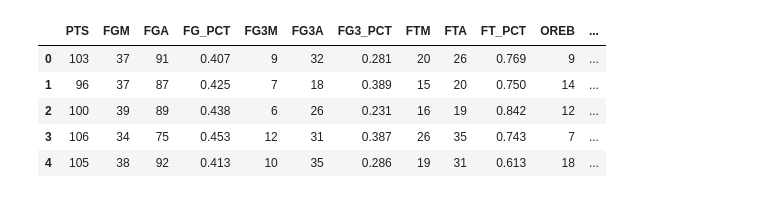
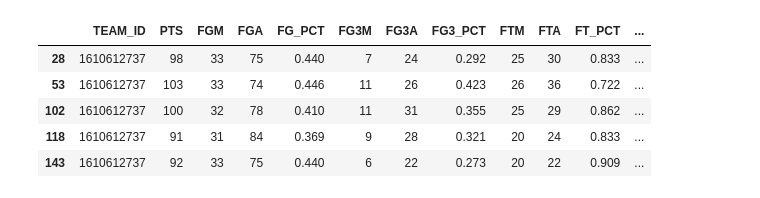
Before and after one commit to jtj60/Predicting-the-Scoring-Margin-of-NBA-Games-Using-Machine-Learning, a Jupyter notebook: code/main.ipynb, the cells around one changed output. Saved outputs shown, nothing was run; the diff lists cells and outputs as text; code cells hidden in the pictures.

Commit message:
data stuff

```diff
--- a/code/main.ipynb
+++ b/code/main.ipynb
@@ -90,3 +91,15 @@ games.head()
 | 2 | 12015 | 1610612753 | ORL | Orlando Magic | 0011500002 | 2015-10-03 | ORL vs. CHA | L | 240 | ... |
 | 3 | 12015 | 1610612766 | CHA | Charlotte Hornets | 0011500002 | 2015-10-03 | CHA @ ORL | W | 241 | ... |
 | 4 | 12015 | 1610612754 | IND | Indiana Pacers | 0011500003 | 2015-10-03 | IND vs. NOP | L | 241 | ... |
+# %%
+temp_games = pd.DataFrame()
+nba_teams = teams.get_teams()
+for team in nba_teams:
+    temp_id = team['id']
+    temp_games = temp_games.append(games[games['TEAM_ID'] == temp_id])
+
+games = temp_games
+
+# Print Head
+pd.set_option('display.max_columns', None)
+games.head()
@@ -93,24 +113,25 @@ games.head()
 # %%
 # Storing some columns for future use
 game_ids = games['GAME_ID'].values
 team_ids = games['TEAM_ID'].values
 minutes = games['MIN'].values
-home_abrv = games['TEAM_ABBREVIATION'].values
+abrv = games['TEAM_ABBREVIATION'].values
+spread = games['PLUS_MINUS'].values
 
 # Dropping Non-essential categorical data
-games = games.drop(columns=['SEASON_ID', 'OPP_SEASON_ID', 'TEAM_ID', 'OPP_TEAM_ID','GAME_ID', 'OPP_GAME_ID', 'TEAM_ABBREVIATION', 'OPP_TEAM_ABBREVIATION', 'TEAM_NAME', 'OPP_TEAM_NAME', 'MATCHUP', 'OPP_MATCHUP', 'WL', 'OPP_WL', 'GAME_DATE', 'OPP_GAME_DATE', 'MIN', 'OPP_MIN'])
+games = games.drop(columns=['SEASON_ID', 'OPP_SEASON_ID', 'OPP_TEAM_ID','GAME_ID', 'OPP_GAME_ID', 'TEAM_ABBREVIATION', 'OPP_TEAM_ABBREVIATION', 'TEAM_NAME', 'OPP_TEAM_NAME', 'MATCHUP', 'OPP_MATCHUP', 'WL', 'OPP_WL', 'GAME_DATE', 'OPP_GAME_DATE', 'MIN', 'OPP_MIN'])
 
 # Adding minutes back as a single column
 games['MIN'] = minutes
 
 # Print Head
 pd.set_option('display.max_columns', None)
 games.head()
 # %% [output]
-|  | PTS | FGM | FGA | FG_PCT | FG3M | FG3A | FG3_PCT | FTM | FTA | FT_PCT | OREB | ... |
-| 0 | 103 | 37 | 91 | 0.407 | 9 | 32 | 0.281 | 20 | 26 | 0.769 | 9 | ... |
-| 1 | 96 | 37 | 87 | 0.425 | 7 | 18 | 0.389 | 15 | 20 | 0.750 | 14 | ... |
-| 2 | 100 | 39 | 89 | 0.438 | 6 | 26 | 0.231 | 16 | 19 | 0.842 | 12 | ... |
-| 3 | 106 | 34 | 75 | 0.453 | 12 | 31 | 0.387 | 26 | 35 | 0.743 | 7 | ... |
-| 4 | 105 | 38 | 92 | 0.413 | 10 | 35 | 0.286 | 19 | 31 | 0.613 | 18 | ... |
+|  | TEAM_ID | PTS | FGM | FGA | FG_PCT | FG3M | FG3A | FG3_PCT | FTM | FTA | FT_PCT | ... |
+| 28 | 1610612737 | 98 | 33 | 75 | 0.440 | 7 | 24 | 0.292 | 25 | 30 | 0.833 | ... |
+| 53 | 1610612737 | 103 | 33 | 74 | 0.446 | 11 | 26 | 0.423 | 26 | 36 | 0.722 | ... |
+| 102 | 1610612737 | 100 | 32 | 78 | 0.410 | 11 | 31 | 0.355 | 25 | 29 | 0.862 | ... |
+| 118 | 1610612737 | 91 | 31 | 84 | 0.369 | 9 | 28 | 0.321 | 20 | 24 | 0.833 | ... |
+| 143 | 1610612737 | 92 | 33 | 75 | 0.440 | 6 | 22 | 0.273 | 20 | 22 | 0.909 | ... |
 # %%
```
Also changed, not shown: parts of 7 cells of this notebook.
